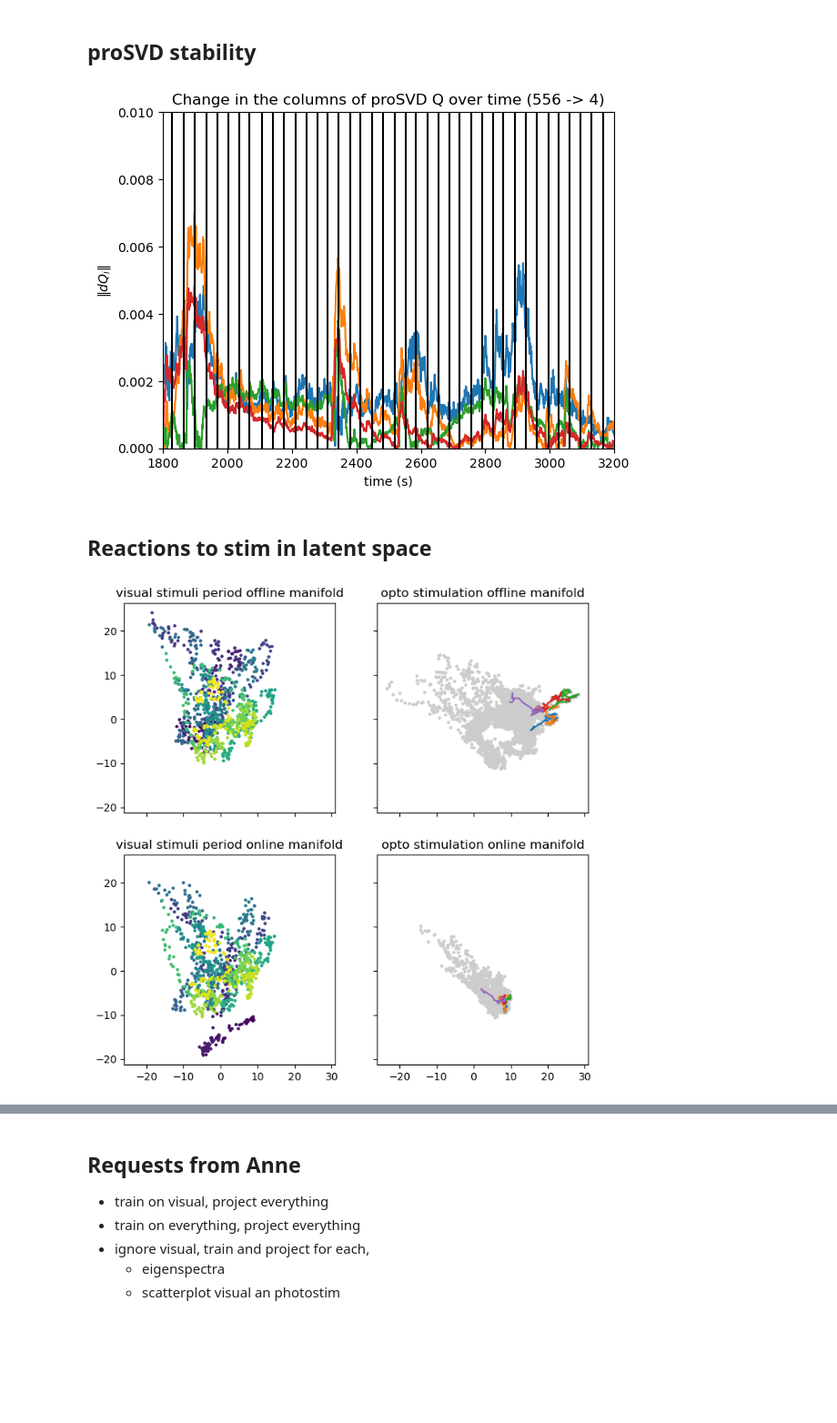
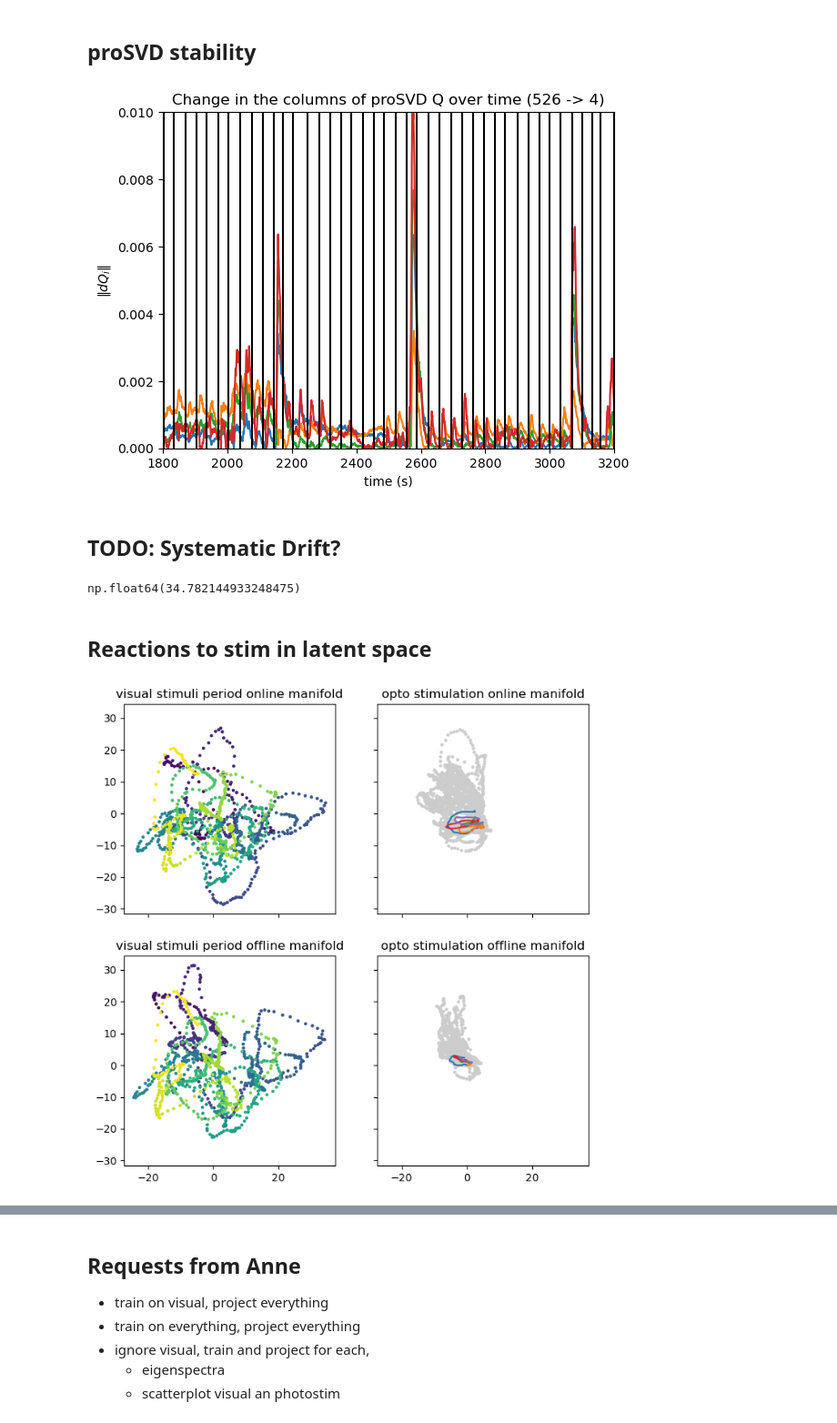
Before and after one commit to draeloslab/AdaptiveLatents, a Jupyter notebook: workspace/nauman24u_scratch.ipynb, the cells around one changed output, grey strips where cells are left out. Shown at 91% size. Saved outputs shown, nothing was run; the diff lists cells and outputs as text; code cells hidden in the pictures; blank space fills up the shorter version.

```diff
--- a/workspace/nauman24u_scratch.ipynb
+++ b/workspace/nauman24u_scratch.ipynb
@@ -9,6 +10,6 @@ import tqdm.notebook as tqdm
 
 rng = np.random.default_rng()
 # %%
-d = datasets.Naumann24uDataset(datasets.Naumann24uDataset.sub_datasets[0])
+d = datasets.Naumann24uDataset(datasets.Naumann24uDataset.sub_datasets[-1])
 d.sub_dataset
 # %% [output]
@@ -64,14 +59,27 @@ for time in d.opto_stimulations['sample']:
 plt.xlim([1800, 3200])
 plt.ylim([0, 0.01]);
 # %% [output]
-[figure, old version]
+[figure, new version]
+# %% [markdown]
+## TODO: Systematic Drift?
+# %%
+s = d.neural_data.t < d.opto_stimulations['sample'].min()
+np.linalg.norm(np.squeeze(d.neural_data.a[s]).mean(axis=0) - np.squeeze(d.neural_data.a[~s]).mean(axis=0))
+np.linalg.norm(np.squeeze(d.neural_data.a[~s]).std(axis=0))
+# %% [output]
+np.float64(34.782144933248475)
 # %% [markdown]
 ## Reactions to stim in latent space
 # %%
+smoothing_factor = 2
+
+centerer = CenteringTransformer()
 pro = proSVD(k=10)
+
 p = Pipeline([
-    CenteringTransformer(),
+    centerer,
     pro,
+    KernelSmoother(smoothing_factor),
 ])
 
 s = d.neural_data.t < d.opto_stimulations['sample'].min()
@@ -81,7 +89,13 @@ second_part_data = NumpyTimedDataSource(d.neural_data.a[~s], d.neural_data.t[~s]
 
 first_part_streams = p.offline_run_on(first_part_data, convinient_return=False)
 
-whole_offline_streams = p.offline_run_on(d.neural_data, fit=False, convinient_return=False)
+centerer.freeze(True)
+pro.freeze(True)
+whole_offline_streams = Pipeline([centerer, pro, KernelSmoother(smoothing_factor),]).offline_run_on(d.neural_data, convinient_return=False)
+centerer.freeze(False)
+pro.freeze(False)
+
+whole_offline_streams[0] = [x for x in whole_offline_streams[0] if not np.isnan(x).any()]
 offline_t = np.array([x.t for x in whole_offline_streams[0]])
 offline_output = np.squeeze(whole_offline_streams[0])
 
@@ -95,23 +109,23 @@ online_output = np.squeeze(l)
 # %%
 k = 10
 
 fig, axs = plt.subplots(ncols=2, nrows=2, sharex=True, sharey=True, figsize=(8,8))
 axis_0, axis_1 = 0,1
 
 for row, output, t in [ (0, online_output, online_t), (1, offline_output, offline_t)]:
-    lineness = {0: 'offline', 1: 'online'}.get(row)
+    lineness = {0: 'online', 1: 'offline'}.get(row)
 
     s = t < d.opto_stimulations.loc[0, 'sample']
     axs[row,0].scatter(output[s,axis_0], output[s,axis_1], s=10, c=t[s], lw=0)
     axs[row,1].scatter(output[~s,axis_0], output[~s,axis_1], s=10, lw=0, color=np.array([1,1,1])*.8,)
 
     r = np.arange(5*k,5*k+5)
     assert np.std(d.opto_stimulations.loc[r, 'target_neuron']) == 0
     for i in r:
         s = (d.opto_stimulations.loc[i, 'sample'] <= t) & (t <= d.opto_stimulations.loc[i, 'sample'] + 34)
         axs[row,1].plot(output[s,axis_0], output[s,axis_1])
 
     axs[row,0].set_title(f'visual stimuli period {lineness} manifold')
     axs[row,1].set_title(f'opto stimulation {lineness} manifold')
 # %% [output]
-[figure, old version]
+[figure, new version]
```
Also changed, not shown: parts of 17 cells of this notebook, 13 other files.
